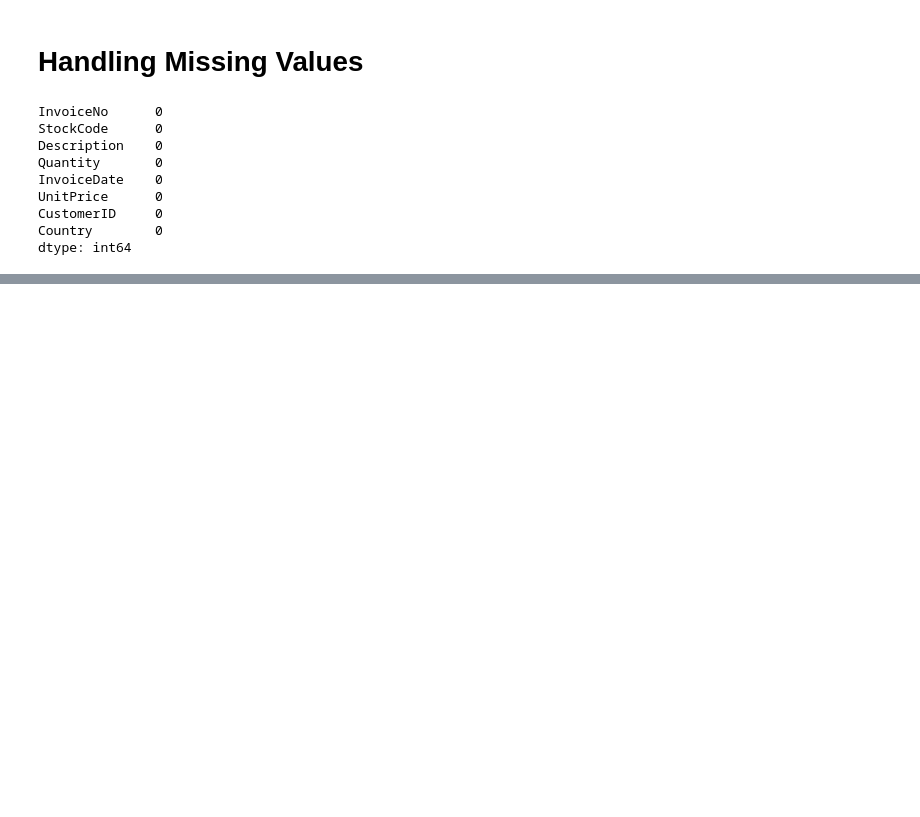
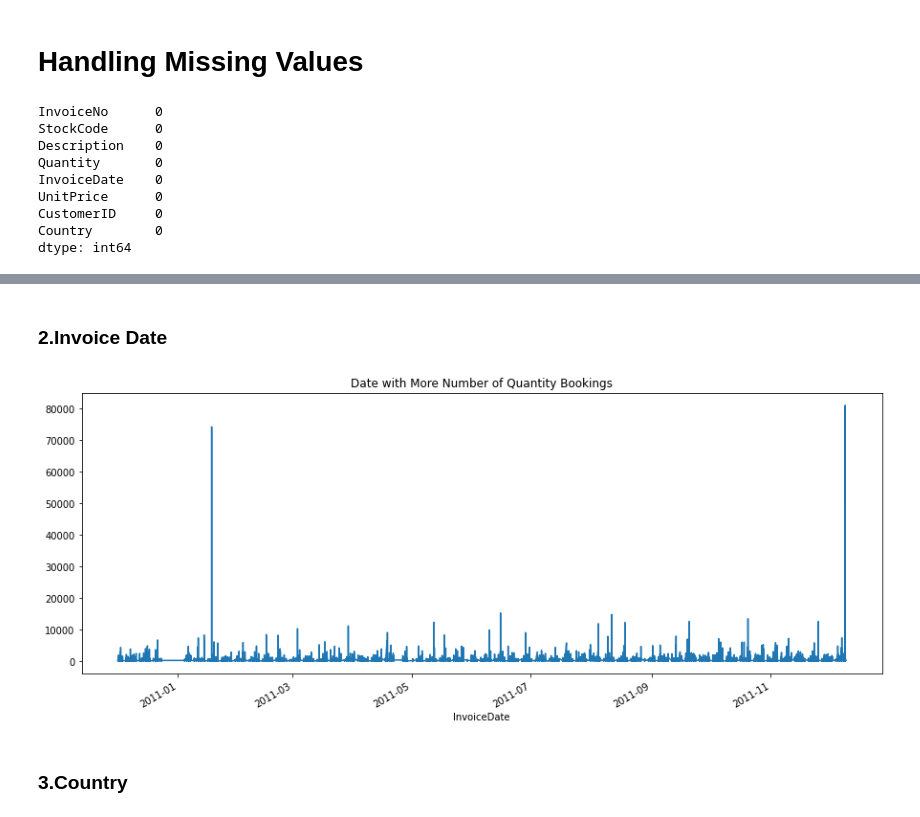
Before and after one commit to Deven876/Customer-Segmentation, a Jupyter notebook: Customer_Segmentation.ipynb, the cells around one changed output, grey strips where cells are left out. Drawn from its saved outputs; the diff is of its cells as text; code cells hidden in the pictures; blank space fills up the shorter version.

```diff
--- a/Customer_Segmentation.ipynb
+++ b/Customer_Segmentation.ipynb
@@ -176,0 +202,10 @@ dtype: int64
+# %% [markdown]
+### 2.**Invoice Date**
+# %%
+data.groupby('InvoiceDate')['Quantity'].sum().plot.line(figsize=(15,6))
+plt.title('Date with More Number of Quantity Bookings')
+plt.show()
+# %% [output]
+[figure, added]
+# %% [markdown]
+### 3.**Country**
```
Also changed, not shown: parts of 5 cells of this notebook.
